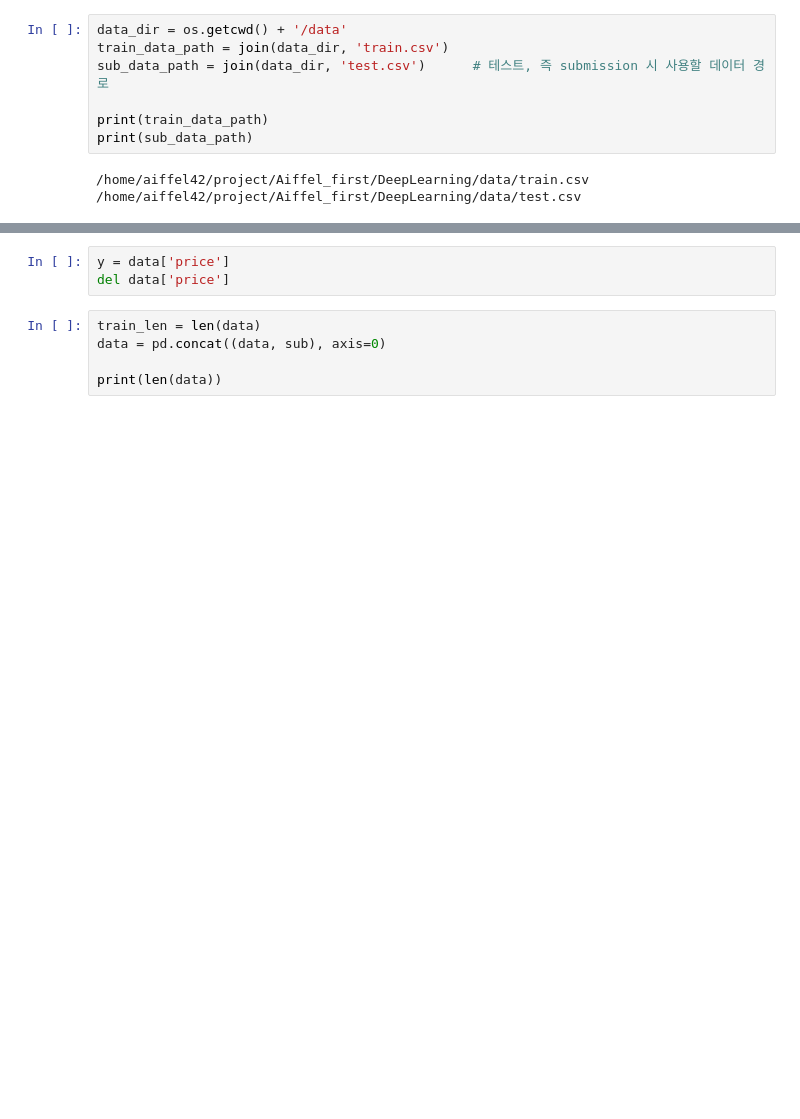
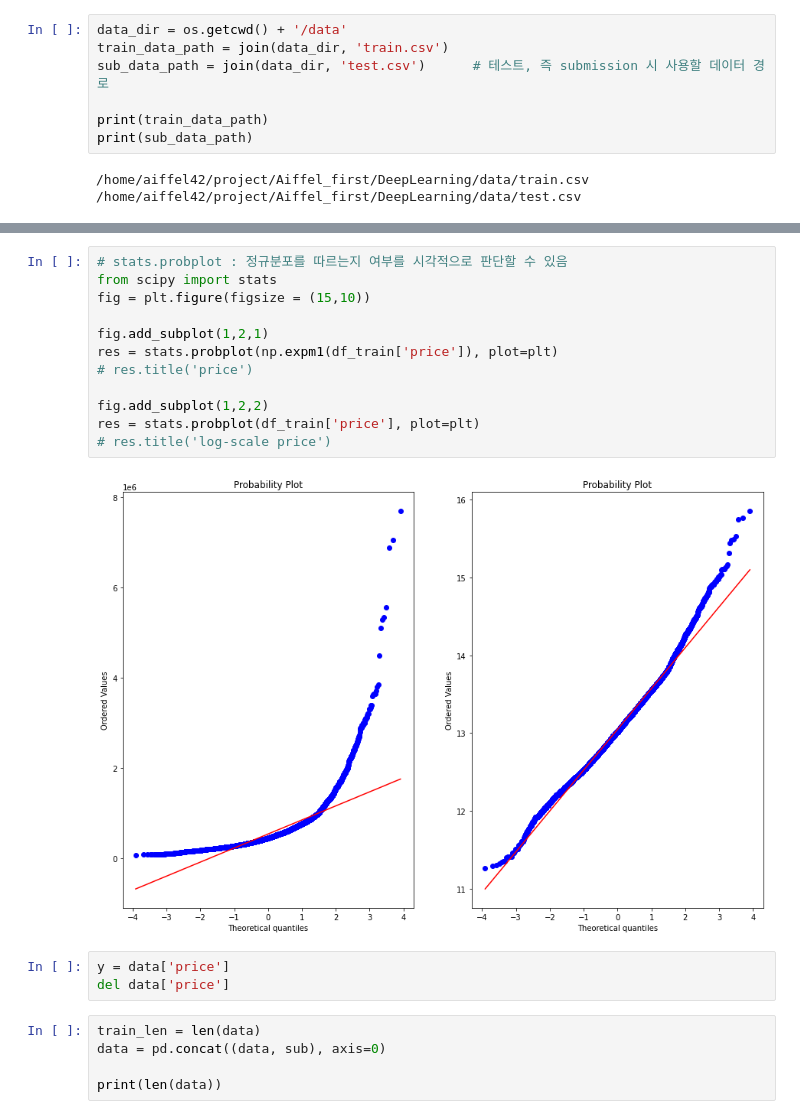
Before and after one commit to Daikoku1/Aiffel_first, a Jupyter notebook: DeepLearning/E8_P. kakr_housing모델링.ipynb, the cells around one changed output, grey strips where cells are left out. Saved outputs shown, nothing was run; the diff lists cells and outputs as text; blank space fills up the shorter version.

```diff
--- a/DeepLearning/E8_P. kakr_housing모델링.ipynb
+++ b/DeepLearning/E8_P. kakr_housing모델링.ipynb
@@ -40,3 +137,17 @@ sub data dim : (6468, 20)
+# %%
+# stats.probplot : 정규분포를 따르는지 여부를 시각적으로 판단할 수 있음
+from scipy import stats
+fig = plt.figure(figsize = (15,10))
+
+fig.add_subplot(1,2,1)
+res = stats.probplot(np.expm1(df_train['price']), plot=plt)
+# res.title('price')
+
+fig.add_subplot(1,2,2)
+res = stats.probplot(df_train['price'], plot=plt)
+# res.title('log-scale price')
+# %% [output]
+[figure, added]
 # %%
 y = data['price']
 del data['price']
```
Also changed, not shown: parts of 10 cells of this notebook.
